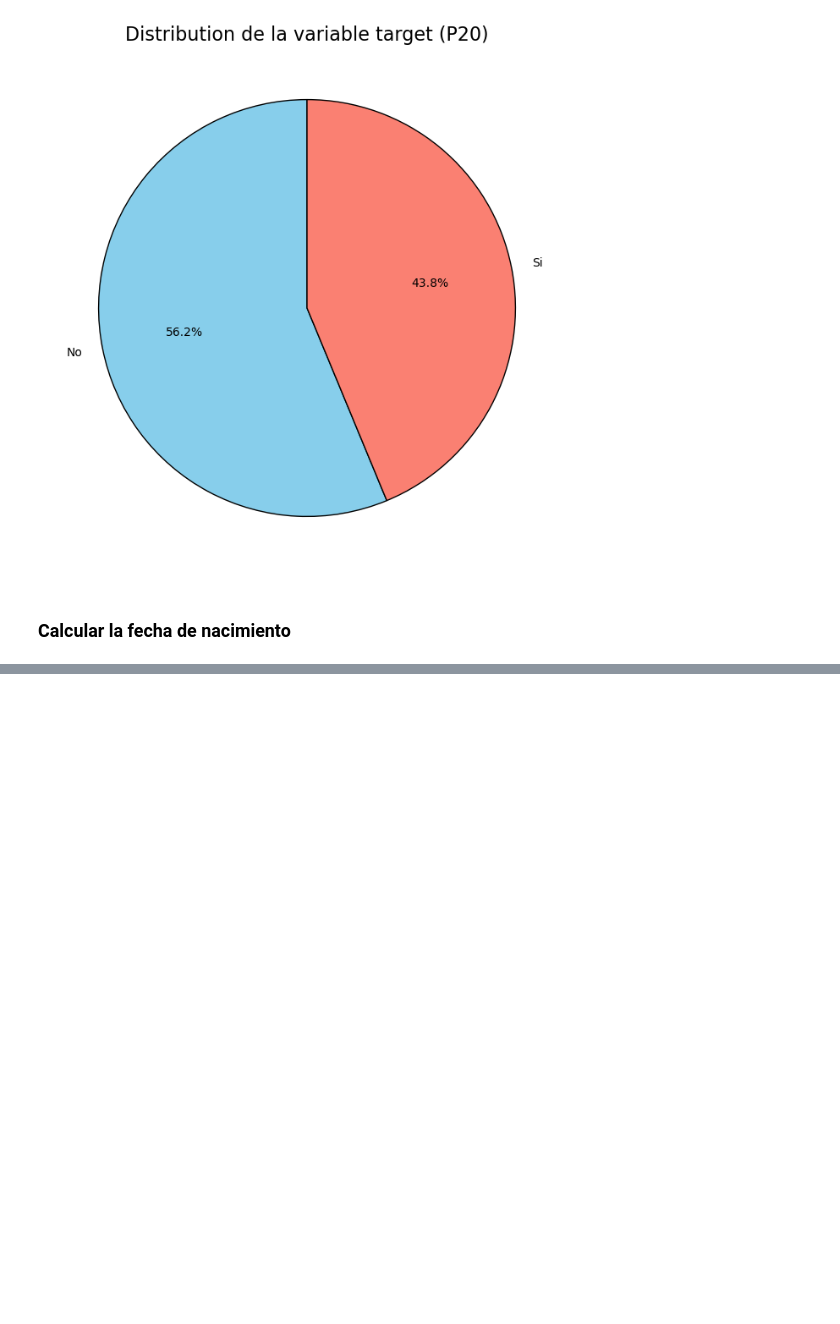
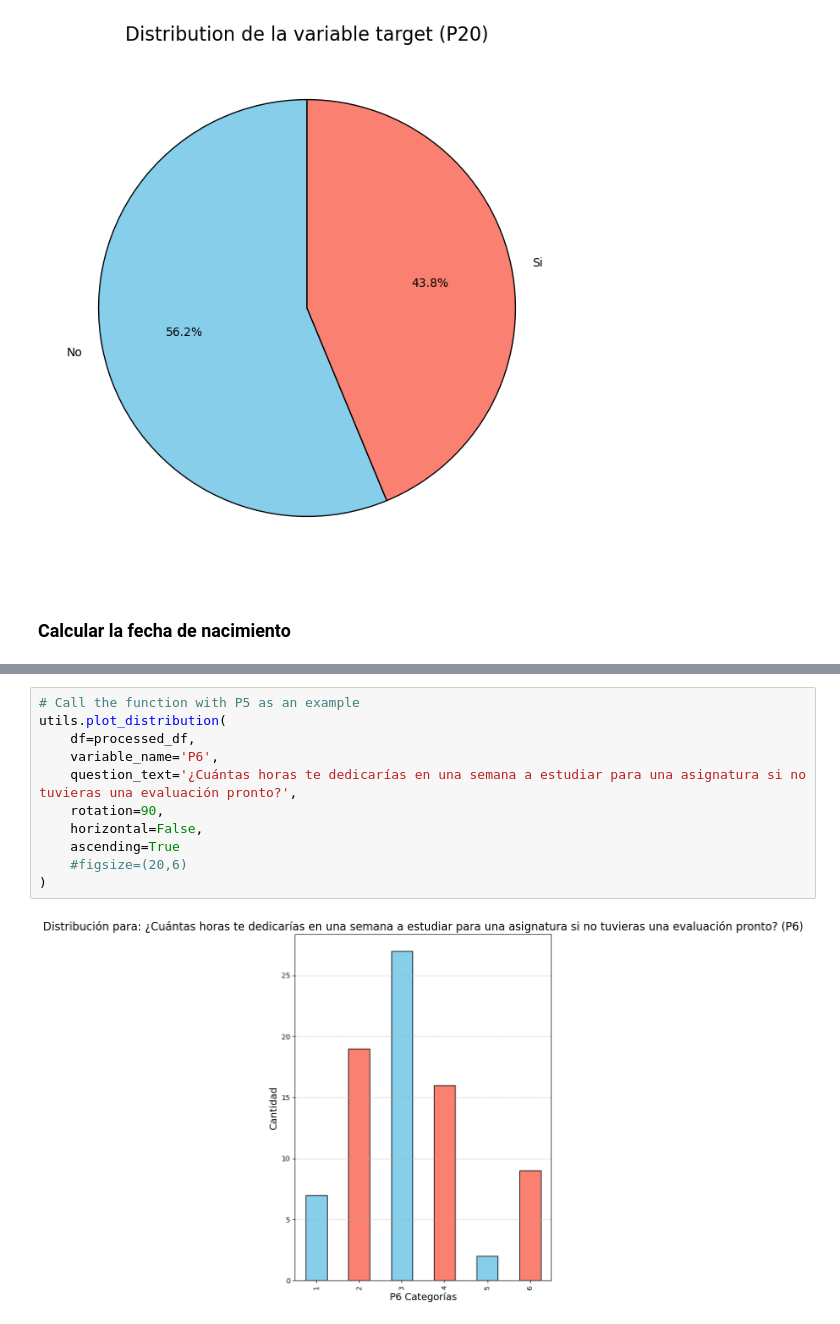
Before and after one commit to iair/taller_ahh1, a Jupyter notebook: notebooks/preprocessing.ipynb, the cells around one changed output, grey strips where cells are left out. Saved outputs shown, nothing was run; the diff lists cells and outputs as text; blank space fills up the shorter version.

```diff
--- a/notebooks/preprocessing.ipynb
+++ b/notebooks/preprocessing.ipynb
@@ -177,0 +355,13 @@ utils.plot_distribution(
+# %%
+# Call the function with P5 as an example
+utils.plot_distribution(
+    df=processed_df,
+    variable_name='P6',
+    question_text='¿Cuántas horas te dedicarías en una semana a estudiar para una asignatura si no tuvieras una evaluación pronto?',
+    rotation=90,
+    horizontal=False,
+    ascending=True
+    #figsize=(20,6)
+)
+# %% [output]
+[figure, added]
```
Also changed, not shown: parts of 26 cells of this notebook, 1 other file.
